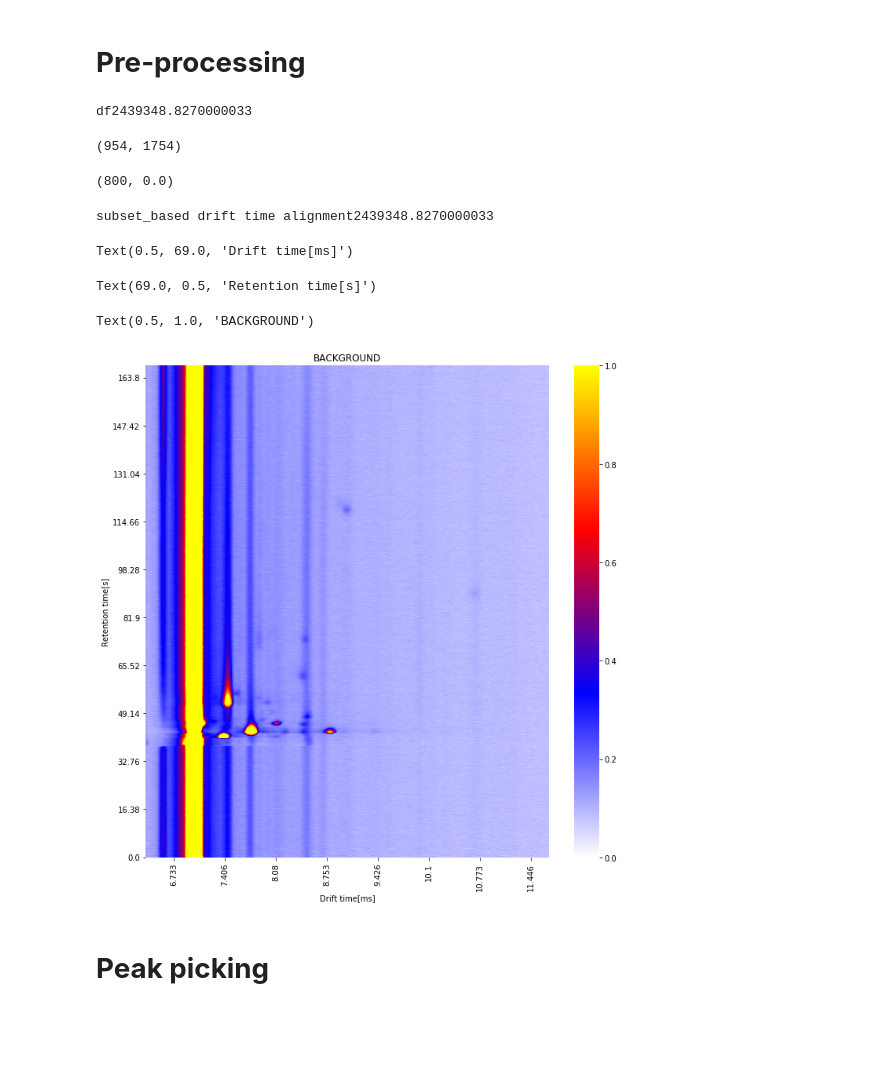
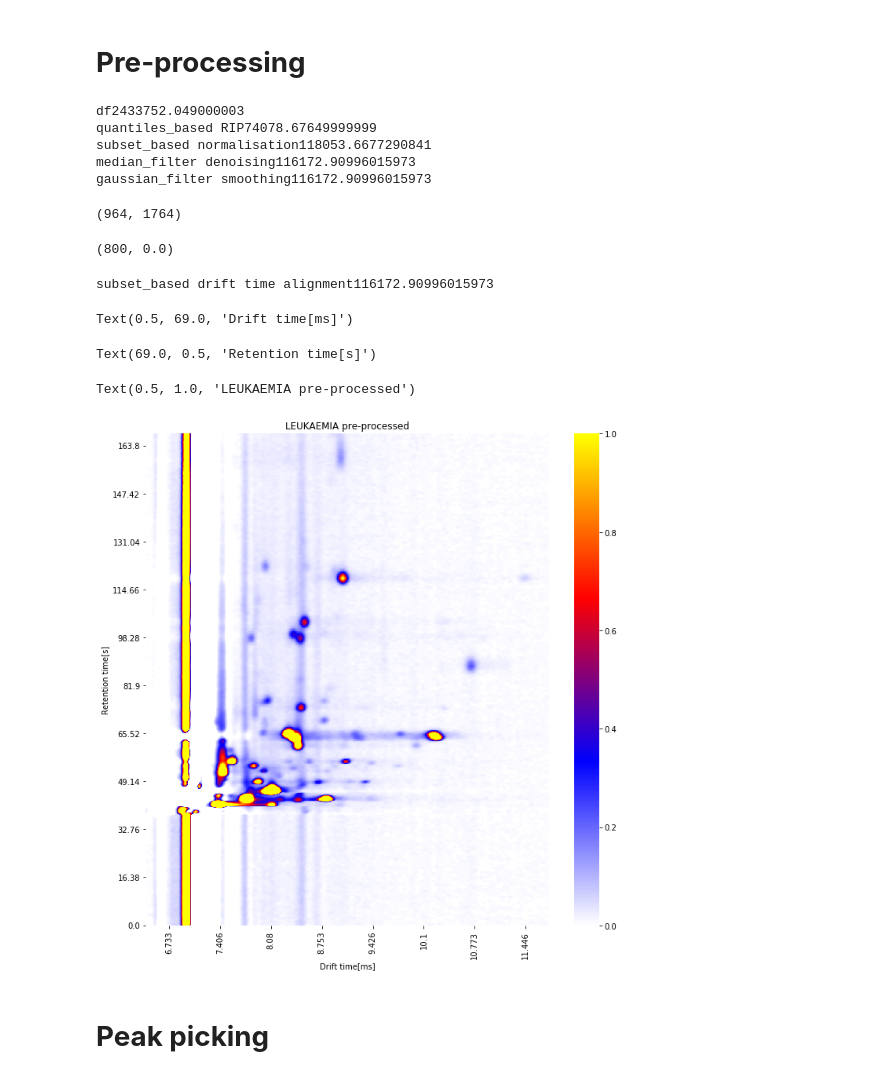
Before and after one commit to leowu4ever/Jupyter-Notebooks, a Jupyter notebook: ancon_sample_dataset.ipynb, the cells around one changed output. Saved outputs shown, nothing was run; the diff lists cells and outputs as text; code cells hidden in the pictures; blank space fills up the shorter version.

```diff
--- a/ancon_sample_dataset.ipynb
+++ b/ancon_sample_dataset.ipynb
@@ -59,17 +68,17 @@ df.head(row_displayed)
 # **Pre-processing**
 # %%
 #@title { form-width: "30%" }
-file_selected = "BACKGROUND" #@param ["BACKGROUND", "NORMAL_LUNG_CELLS", "LUNG_CANCER", "LEUKAEMIA", "EXAMPLE_BREATH_SAMPLE"]
+file_selected = "LEUKAEMIA" #@param ["BACKGROUND", "NORMAL_LUNG_CELLS", "LUNG_CANCER", "LEUKAEMIA", "EXAMPLE_BREATH_SAMPLE"]
 width = 10 #@param {type:"integer"}
 height = 10 #@param {type:"integer"}
 intensity_min_displayed = 0 #@param {type:"number"}
 intensity_max_displayed = 1 #@param {type:"number"}
 
 quantile_threshold = 0.25 #@param {type:"number"}
-RIP_detailing_method = "off" #@param ["off", "quantiles_based"]
-normalisation_method = "off" #@param ["off", "subset_based"]
-denoising_method = "off" #@param ["off", "median_filter"]
-smoothing_method = "off" #@param ["off", "gaussian_filter"]
+RIP_detailing_method = "quantiles_based" #@param ["off", "quantiles_based"]
+normalisation_method = "subset_based" #@param ["off", "subset_based"]
+denoising_method = "median_filter" #@param ["off", "median_filter"]
+smoothing_method = "gaussian_filter" #@param ["off", "gaussian_filter"]
 drift_time_alignment_method = "subset_based" #@param ["off", "subset_based"]
 
 df = pd.read_csv(folder_path + file_names[file_selected], sep=';', index_col='RetTime [s] \\ DriftTime [ms]')
@@ -98,38 +107,42 @@ if (denoising_method == 'median_filter'):
 
 if (smoothing_method == 'gaussian_filter'):
   intensity_matrix = df.to_numpy()
   intensity_matrix_gaussian_filtered = gaussian_filter(intensity_matrix, sigma=np.std(intensity_matrix))
   df_gaussian_filtered = pd.DataFrame(intensity_matrix_gaussian_filtered)
   df_gaussian_filtered.columns = df.columns
   df_gaussian_filtered.index = df.index
   df = df_gaussian_filtered
   print("gaussian_filter smoothing" + str(df.sum().sum()))
 
 fig = plt.figure(figsize=(width,height))
 ax = sns.heatmap(df, vmin=intensity_min_displayed, vmax=intensity_max_displayed, cmap=my_cmap)
 
 if (drift_time_alignment_method == 'subset_based'):
   drift_time_alignment_point = df_drift_time_subset.idxmax(axis=1).median()
   drift_time_alignment_index_start = df_drift_time_subset.columns.get_loc(str(drift_time_alignment_point))
   plt.gca().set_xlim(left=drift_time_alignment_index_start-100, right=drift_time_alignment_index_start+700)
   plt.gca().set_ylim(bottom=800)
   print("subset_based drift time alignment" + str(df.sum().sum()))
 
 ax.invert_yaxis()
 plt.xlabel('Drift time[ms]')
 plt.ylabel('Retention time[s]')
-plt.title(file_selected)
+plt.title(file_selected + ' pre-processed')
 plt.tight_layout()
 plt.show()
 fig.savefig(folder_path + file_selected + '.jpg')
 # %% [output]
-df2439348.8270000033
+df2433752.049000003
+quantiles_based RIP74078.67649999999
+subset_based normalisation118053.6677290841
+median_filter denoising116172.90996015973
+gaussian_filter smoothing116172.90996015973
-(954, 1754)
+(964, 1764)
 (800, 0.0)
-subset_based drift time alignment2439348.8270000033
+subset_based drift time alignment116172.90996015973
 Text(0.5, 69.0, 'Drift time[ms]')
 Text(69.0, 0.5, 'Retention time[s]')
-Text(0.5, 1.0, 'BACKGROUND')
+Text(0.5, 1.0, 'LEUKAEMIA pre-processed')
-[figure, old version]
+[figure, new version]
 # %% [markdown]
 # **Peak picking**
```
Also changed, not shown: parts of 7 cells of this notebook.
